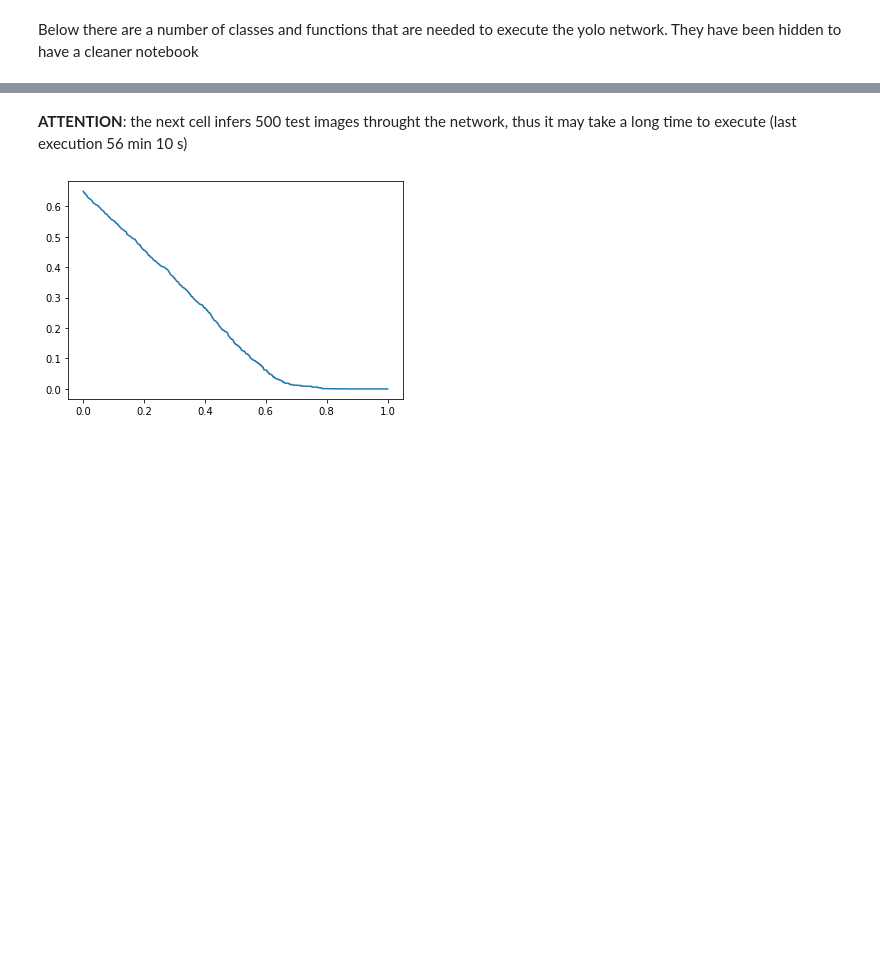
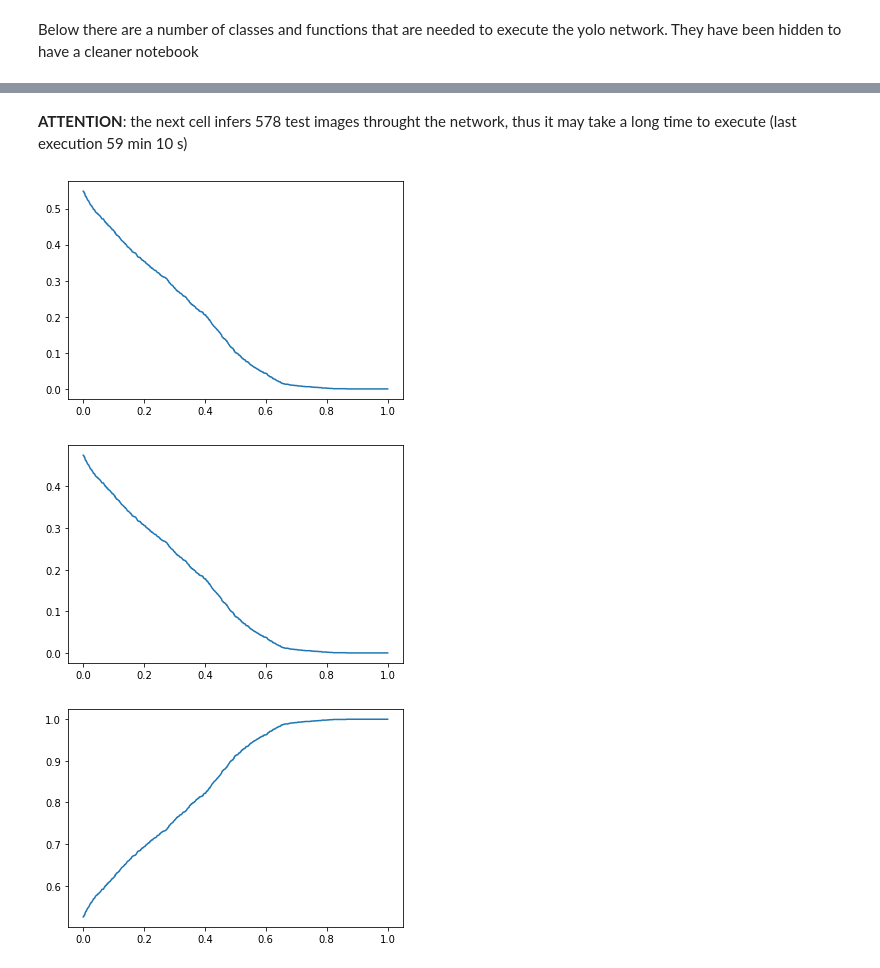
Before and after one commit to pastifra/Embedded-Person-detection, a Jupyter notebook: Stat_evaluation.ipynb, the cells around one changed output, grey strips where cells are left out. Drawn from its saved outputs; the diff is of its cells as text; code cells hidden in the pictures; blank space fills up the shorter version.

```diff
--- a/Stat_evaluation.ipynb
+++ b/Stat_evaluation.ipynb
@@ -731,10 +950,10 @@ labels = ["person", "bicycle", "car", "motorbike", "aeroplane", "bus", "train",
 # define the probability threshold for detected objects
 class_threshold = 0.6
 # %% [markdown]
-**ATTENTION**: the next cell infers 500 test images throught the network, thus it may take a long time to execute (last execution 56 min 10 s)
+**ATTENTION**: the next cell infers 578 test images throught the network, thus it may take a long time to execute (last execution 59 min 10 s)
 # %%
 prop_regions_yolo = []
-for i in range(0,500):
+for i in range(0,578):
   # load the image with the required size
   image = load_img(every_path[i], target_size=(416, 416))
   width, height = image.size
@@ -763,25 +982,3 @@ for i in range(0,500):
       width_box, height_box = x2 - x1, y2 - y1
       detected_persons.append([x1,y1,width_box,height_box])
   prop_regions_yolo.append(detected_persons)
-# %%
-iou_thr = 0
-iou_thresholds = []
-detection_rate_iou_yolo = []
-for h in range(0,1000):
-  iou_thr += 0.001
-  iou_thresholds.append(iou_thr)
-  detection_rate = [0]*500
-  for i in range(0,500):
-    for j in prop_regions_yolo[i]:
-      for h in bboxes[i]:
-        if (calc_iou(h,j) > iou_thr):
-          if(detection_rate[i] < len(bboxes[i])):
-            detection_rate[i] += 1;
-    detection_rate[i] = detection_rate[i]/len(bboxes[i])
-  temp = sum(detection_rate)/500
-  detection_rate_iou_yolo.append(temp)
-# %%
-pyplot.plot(iou_thresholds, detection_rate_iou_yolo)
-pyplot.show()
-# %% [output]
-[figure, removed]
@@ -787,0 +1014,30 @@ pyplot.show()
+# %%
+pyplot.plot(iou_thresholds, yolo_precision)
+pyplot.show()
+
+pyplot.plot(iou_thresholds, yolo_recall)
+pyplot.show()
+
+pyplot.plot(iou_thresholds, yolo_missrate)
+pyplot.show()
+
+from scipy.io import savemat
+
+mdic = {"yolo_threshold": iou_thresholds}
+savemat("/content/yolo_results/iou_thresholds.mat", mdic)
+
+mdic = {"yolo_precision": yolo_precision}
+savemat("/content/yolo_results/yolo_precision.mat", mdic)
+
+mdic = {"yolo_recall": yolo_recall}
+savemat("/content/yolo_results/yolo_recall.mat", mdic)
+
+mdic = {"yolo_missrate": yolo_missrate}
+savemat("/content/yolo_results/yolo_missrate.mat", mdic)
+
+mdic = {"yolo_f1": yolo_f1}
+savemat("/content/yolo_results/yolo_f1.mat", mdic)
+# %% [output]
+[figure, added]
+[figure, added]
+[figure, added]
```
Also changed, not shown: parts of 28 cells of this notebook.
